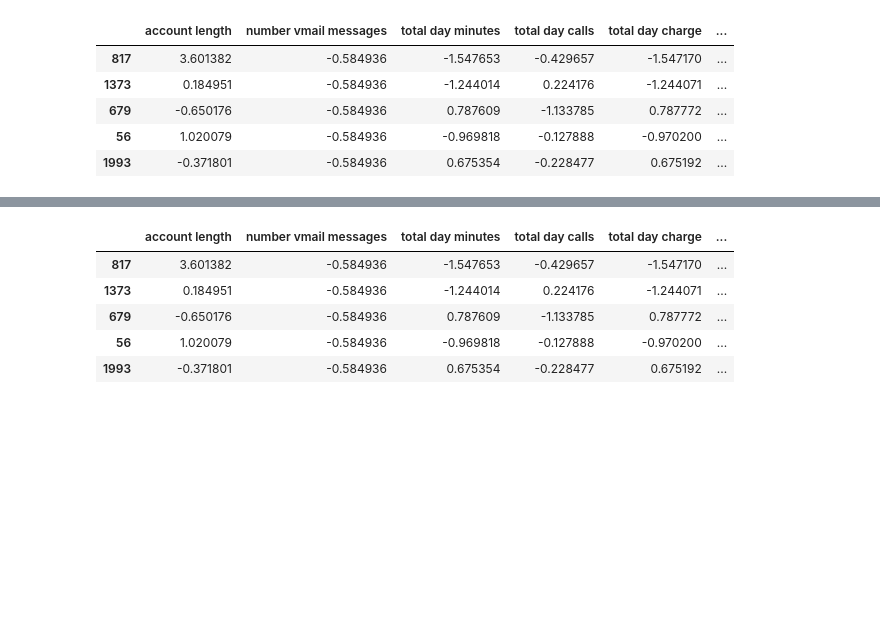
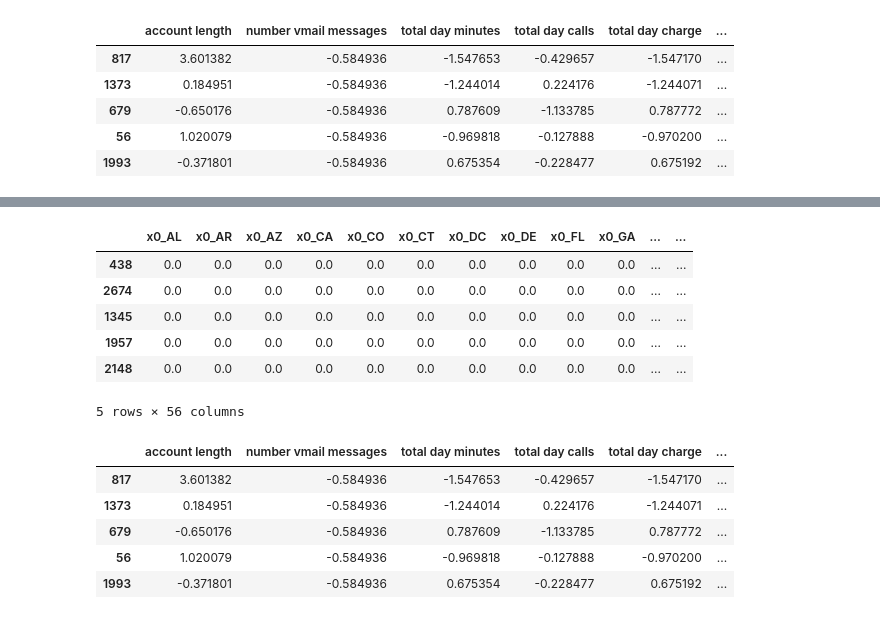
Before and after one commit to joshuaedelstein15/Telecom_churn, a Jupyter notebook: notebook.ipynb, the cells around one changed output, grey strips where cells are left out. Saved outputs shown, nothing was run; the diff lists cells and outputs as text; code cells hidden in the pictures; blank space fills up the shorter version.

```diff
--- a/notebook.ipynb
+++ b/notebook.ipynb
@@ -381,6 +396,21 @@ test_dums = ohe.transform(X_test_cat)
 
 #convert the numpy array back to a pandas df
 test_dums_df = pd.DataFrame(test_dums, columns=ohe.get_feature_names(), index=X_test_cat.index)
+# %%
+#rename last 2 rows to original names
+test_dums_df['international_plan_yes'] = test_dums_df['x2_yes']
+test_dums_df['vmail_plan_yes'] = test_dums_df['x3_yes']
+
+#preview the df
+test_dums_df.head()
+# %% [output]
+|  | x0_AL | x0_AR | x0_AZ | x0_CA | x0_CO | x0_CT | x0_DC | x0_DE | x0_FL | x0_GA | ... | ... |
+| 438 | 0.0 | 0.0 | 0.0 | 0.0 | 0.0 | 0.0 | 0.0 | 0.0 | 0.0 | 0.0 | ... | ... |
+| 2674 | 0.0 | 0.0 | 0.0 | 0.0 | 0.0 | 0.0 | 0.0 | 0.0 | 0.0 | 0.0 | ... | ... |
+| 1345 | 0.0 | 0.0 | 0.0 | 0.0 | 0.0 | 0.0 | 0.0 | 0.0 | 0.0 | 0.0 | ... | ... |
+| 1957 | 0.0 | 0.0 | 0.0 | 0.0 | 0.0 | 0.0 | 0.0 | 0.0 | 0.0 | 0.0 | ... | ... |
+| 2148 | 0.0 | 0.0 | 0.0 | 0.0 | 0.0 | 0.0 | 0.0 | 0.0 | 0.0 | 0.0 | ... | ... |
+5 rows × 56 columns
 # %%
 #create df of numeric predictors in X_test
 X_test_nums = X_test.select_dtypes(['int64','float64'])
```
Also changed, not shown: parts of 46 cells of this notebook.
